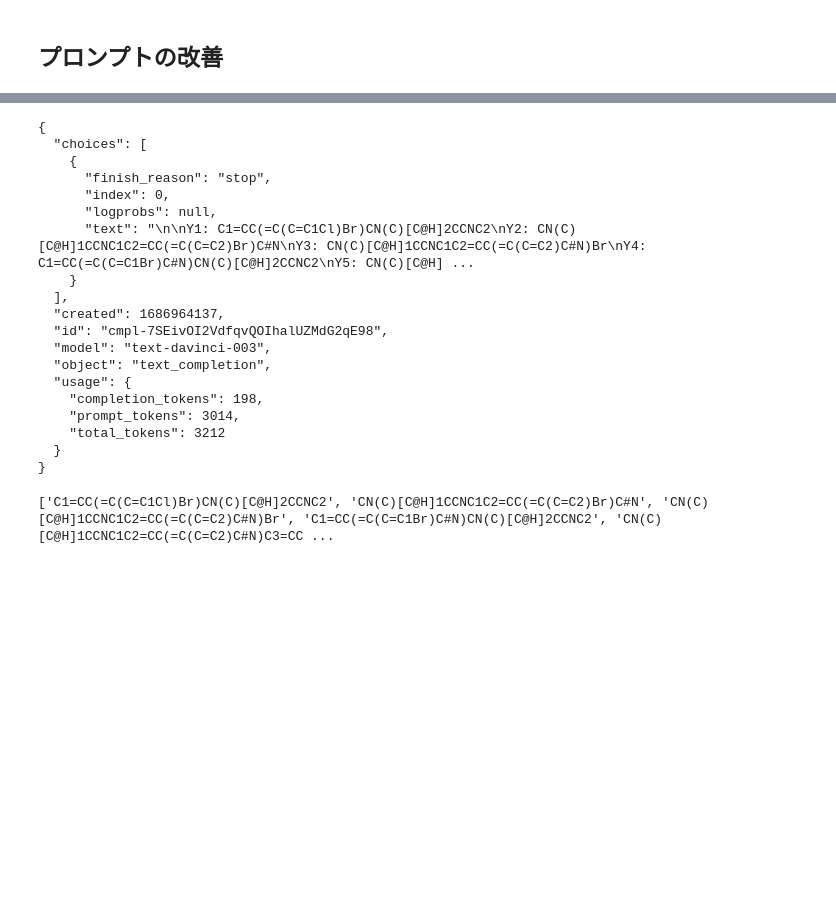
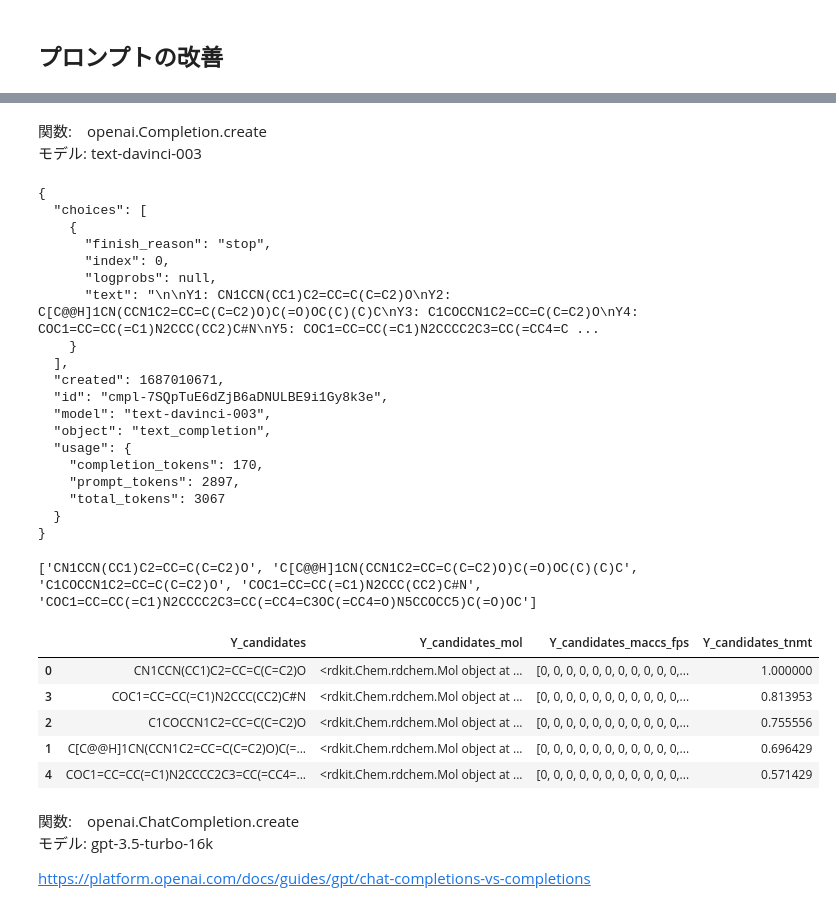
Before and after one commit to KatsumiYamashita/ORD_Chemical_Reaction_Predictor, a Jupyter notebook: sandbox_extract_data.ipynb, the cells around one changed output, grey strips where cells are left out. Cells and saved outputs as stored; diff of their text form; code cells hidden in the pictures; blank space fills up the shorter version.

```diff
--- a/sandbox_extract_data.ipynb
+++ b/sandbox_extract_data.ipynb
@@ -278,8 +311,11 @@ CN(C)[C@H]1CCNC1
+# %% [markdown]
+関数:　openai.Completion.create\
+モデル: text-davinci-003
 # %%
 from context2 import training_dataset
 openai.api_key = "sk-"
 
-context = f"{training_dataset}\
+context = f"{training_dataset_rank_tnmt_A}\
             \
             A: {test_A_smiles}\
             B: {test_B_smiles}\
@@ -290,14 +326,14 @@ context = f"{training_dataset}\
             Y5:\
             "
 
-#question = "Answer at least five candidates for '?'. "
+question = "Answer at least five candidates for 'y1 to y5'."
 
 # Question-Answering
 response = openai.Completion.create(
   engine="text-davinci-003",
-  prompt=f"{context}",
+  prompt=f"{context}+\n\+{question}",
   max_tokens=300,
-  temperature=0,
+  temperature=0.5,
   echo=False
 )
 
@@ -309,17 +345,17 @@ print(response)
       "finish_reason": "stop",
       "index": 0,
       "logprobs": null,
-      "text": "\n\nY1: C1=CC(=C(C=C1Cl)Br)CN(C)[C@H]2CCNC2\nY2: CN(C)[C@H]1CCNC1C2=CC(=C(C=C2)Br)C#N\nY3: CN(C)[C@H]1CCNC1C2=CC(=C(C=C2)C#N)Br\nY4: C1=CC(=C(C=C1Br)C#N)CN(C)[C@H]2CCNC2\nY5: CN(C)[C@H] ...
+      "text": "\n\nY1: CN1CCN(CC1)C2=CC=C(C=C2)O\nY2: C[C@@H]1CN(CCN1C2=CC=C(C=C2)O)C(=O)OC(C)(C)C\nY3: C1COCCN1C2=CC=C(C=C2)O\nY4: COC1=CC=CC(=C1)N2CCC(CC2)C#N\nY5: COC1=CC=CC(=C1)N2CCCC2C3=CC(=CC4=C ...
     }
   ],
-  "created": 1686964137,
-  "id": "cmpl-7SEivOI2VdfqvQOIhalUZMdG2qE98",
+  "created": 1687010671,
+  "id": "cmpl-7SQpTuE6dZjB6aDNULBE9i1Gy8k3e",
   "model": "text-davinci-003",
   "object": "text_completion",
   "usage": {
-    "completion_tokens": 198,
-    "prompt_tokens": 3014,
-    "total_tokens": 3212
+    "completion_tokens": 170,
+    "prompt_tokens": 2897,
+    "total_tokens": 3067
   }
 }
 # %%
@@ -329,7 +365,32 @@ import re
 text = response["choices"][0]["text"]
 pattern = r":\s(.+)" #テンプレートの作成
 product_Y_candidates = re.findall(pattern, text) #テンプレートをもとにSMILESを抜き出す
-
+#product_Y_candidates = ["CN(C)[C@H]1CCN(C2=C(C=CC=C2)C#N)C1"]
 print(product_Y_candidates)
 # %% [output]
-['C1=CC(=C(C=C1Cl)Br)CN(C)[C@H]2CCNC2', 'CN(C)[C@H]1CCNC1C2=CC(=C(C=C2)Br)C#N', 'CN(C)[C@H]1CCNC1C2=CC(=C(C=C2)C#N)Br', 'C1=CC(=C(C=C1Br)C#N)CN(C)[C@H]2CCNC2', 'CN(C)[C@H]1CCNC1C2=CC(=C(C=C2)C#N)C3=CC ...
+['CN1CCN(CC1)C2=CC=C(C=C2)O', 'C[C@@H]1CN(CCN1C2=CC=C(C=C2)O)C(=O)OC(C)(C)C', 'C1COCCN1C2=CC=C(C=C2)O', 'COC1=CC=CC(=C1)N2CCC(CC2)C#N', 'COC1=CC=CC(=C1)N2CCCC2C3=CC(=CC4=C3OC(=CC4=O)N5CCOCC5)C(=O)OC']
+# %%
+#正解のYから予想されたYのタニモト係数を計算する
+df_product_Y_candidates = pd.DataFrame({"Y_candidates":product_Y_candidates})
+
+df_product_Y_candidates["Y_candidates_mol"] = df_product_Y_candidates["Y_candidates"].\
+                                                apply(lambda smiles: generate_mol(smiles))
+
+df_product_Y_candidates["Y_candidates_maccs_fps"] = df_product_Y_candidates["Y_candidates_mol"].\
+                                                apply(lambda mol: AllChem.GetMACCSKeysFingerprint(mol))
+
+df_product_Y_candidates["Y_candidates_tnmt"] = df_product_Y_candidates["Y_candidates_maccs_fps"].\
+                                                apply(lambda maccs_fps: DataStructs.TanimotoSimilarity(test_Y_maccs_fps, maccs_fps))
+df_product_Y_candidates.sort_values('Y_candidates_tnmt', ascending=False)
+# %% [output]
+|  | Y_candidates | Y_candidates_mol | Y_candidates_maccs_fps | Y_candidates_tnmt |
+| 0 | CN1CCN(CC1)C2=CC=C(C=C2)O | <rdkit.Chem.rdchem.Mol object at ... | [0, 0, 0, 0, 0, 0, 0, 0, 0, 0, 0,... | 1.000000 |
+| 3 | COC1=CC=CC(=C1)N2CCC(CC2)C#N | <rdkit.Chem.rdchem.Mol object at ... | [0, 0, 0, 0, 0, 0, 0, 0, 0, 0, 0,... | 0.813953 |
+| 2 | C1COCCN1C2=CC=C(C=C2)O | <rdkit.Chem.rdchem.Mol object at ... | [0, 0, 0, 0, 0, 0, 0, 0, 0, 0, 0,... | 0.755556 |
+| 1 | C[C@@H]1CN(CCN1C2=CC=C(C=C2)O)C(=... | <rdkit.Chem.rdchem.Mol object at ... | [0, 0, 0, 0, 0, 0, 0, 0, 0, 0, 0,... | 0.696429 |
+| 4 | COC1=CC=CC(=C1)N2CCCC2C3=CC(=CC4=... | <rdkit.Chem.rdchem.Mol object at ... | [0, 0, 0, 0, 0, 0, 0, 0, 0, 0, 0,... | 0.571429 |
+# %% [markdown]
+関数:　openai.ChatCompletion.create\
+モデル: gpt-3.5-turbo-16k
+
+https://platform.openai.com/docs/guides/gpt/chat-completions-vs-completions
```
Also changed, not shown: parts of 13 cells of this notebook.
